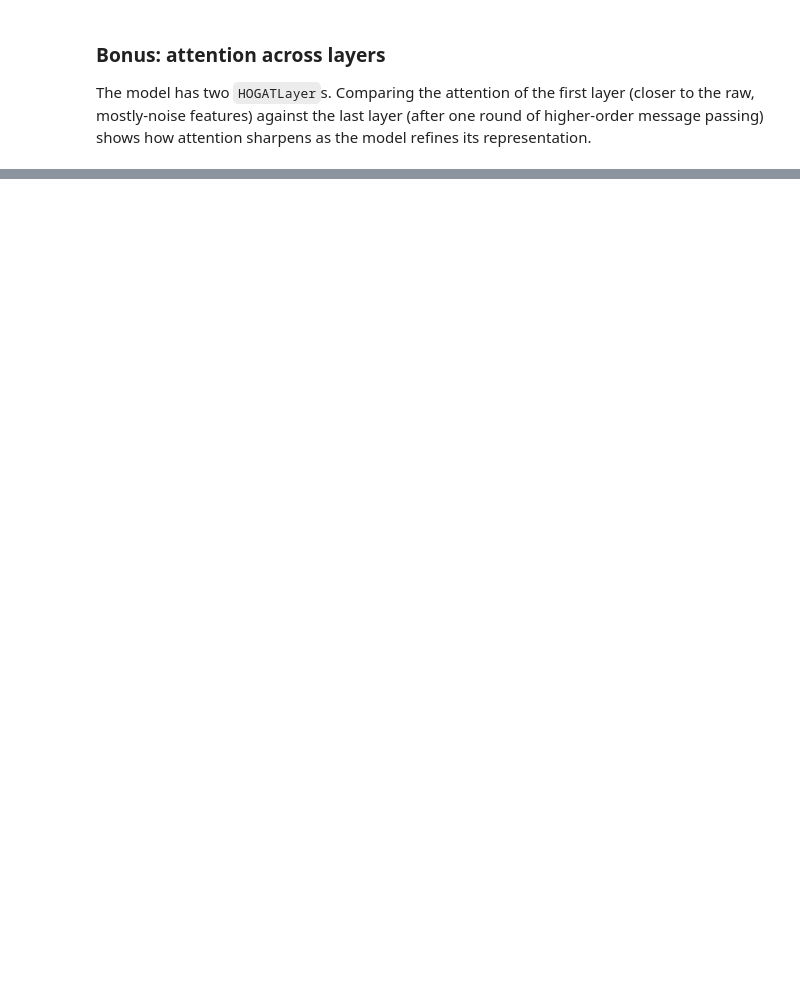
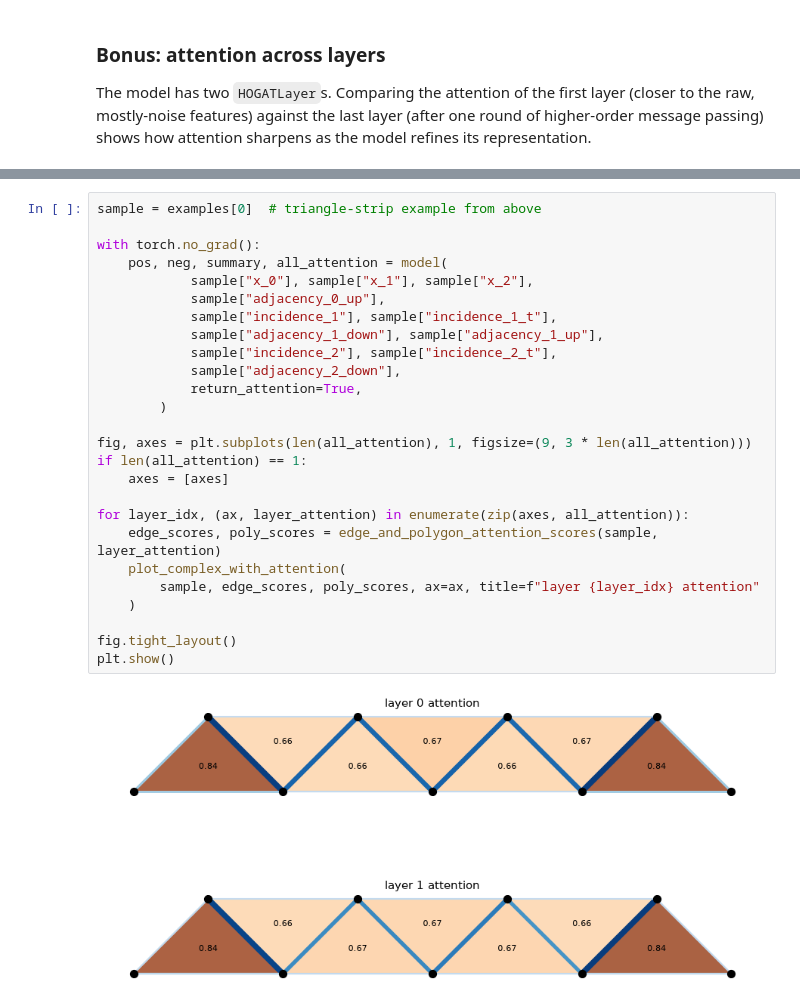
Before and after one commit to robinredX/st-topo-aware-learning-logml, a Jupyter notebook: src/main.ipynb, the cells around one changed output, grey strips where cells are left out. Drawn from its saved outputs; the diff is of its cells as text; blank space fills up the shorter version.

```diff
--- a/src/main.ipynb
+++ b/src/main.ipynb
@@ -299,0 +478,28 @@ plt.show()
+# %%
+sample = examples[0]  # triangle-strip example from above
+
+with torch.no_grad():
+    pos, neg, summary, all_attention = model(
+            sample["x_0"], sample["x_1"], sample["x_2"],
+            sample["adjacency_0_up"],
+            sample["incidence_1"], sample["incidence_1_t"],
+            sample["adjacency_1_down"], sample["adjacency_1_up"],
+            sample["incidence_2"], sample["incidence_2_t"],
+            sample["adjacency_2_down"],
+            return_attention=True,
+        )
+
+fig, axes = plt.subplots(len(all_attention), 1, figsize=(9, 3 * len(all_attention)))
+if len(all_attention) == 1:
+    axes = [axes]
+
+for layer_idx, (ax, layer_attention) in enumerate(zip(axes, all_attention)):
+    edge_scores, poly_scores = edge_and_polygon_attention_scores(sample, layer_attention)
+    plot_complex_with_attention(
+        sample, edge_scores, poly_scores, ax=ax, title=f"layer {layer_idx} attention"
+    )
+
+fig.tight_layout()
+plt.show()
+# %% [output]
+[figure, added]
```
Also changed, not shown: parts of 13 cells of this notebook, 39 other files.
